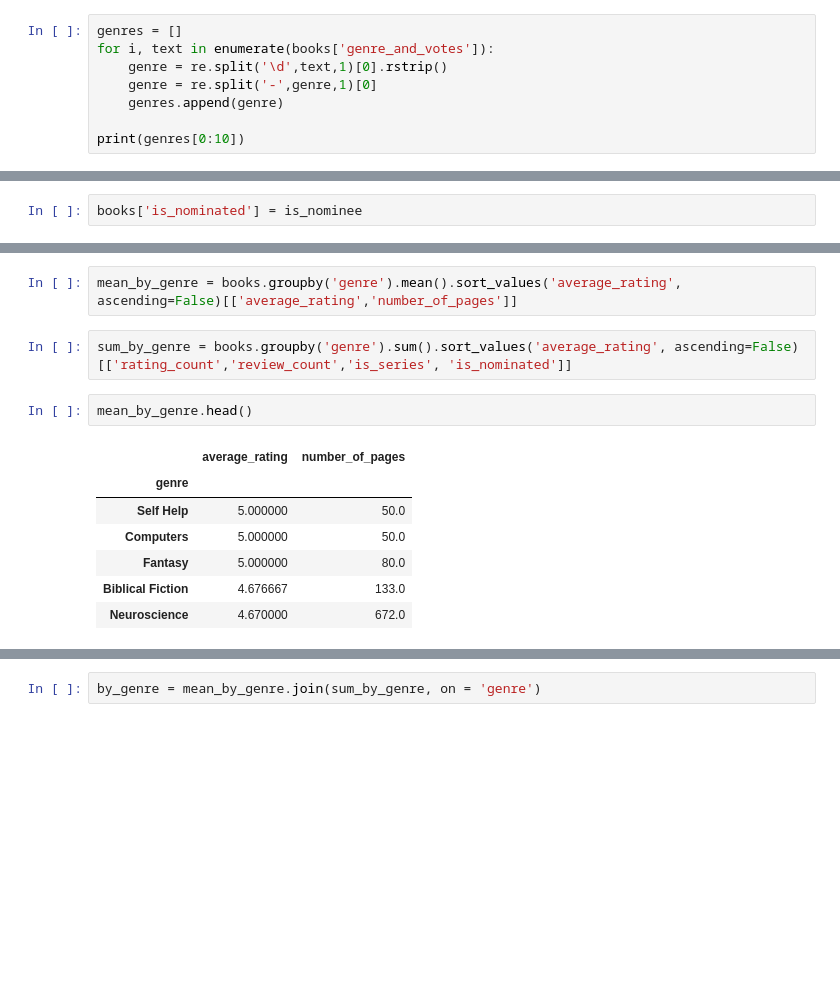
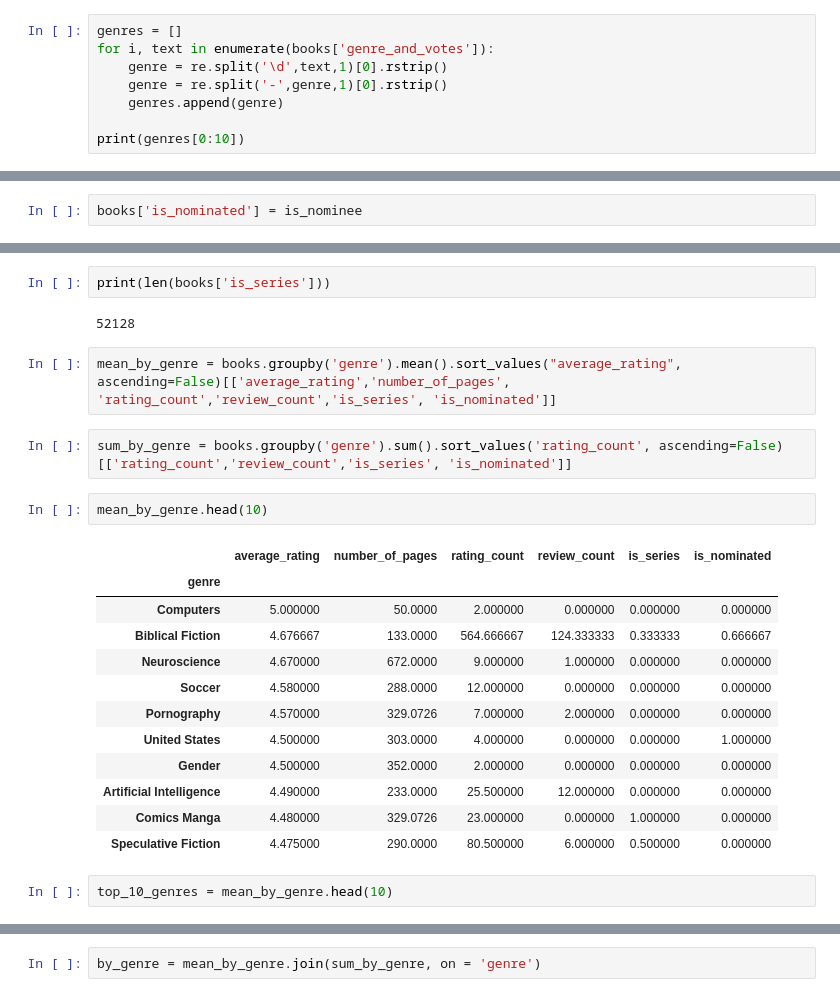
Before and after one commit to Temweka/Goodreads-project, a Jupyter notebook: Goodreads_visual_exploration.ipynb, the cells around one changed output, grey strips where cells are left out. Drawn from its saved outputs; the diff is of its cells as text; blank space fills up the shorter version.

```diff
--- a/Goodreads_visual_exploration.ipynb
+++ b/Goodreads_visual_exploration.ipynb
@@ -270,7 +280,7 @@ books['genre_and_votes'] = books['genre_and_votes'].replace(np.NaN, 'Unknown')
 genres = []
 for i, text in enumerate(books['genre_and_votes']):
     genre = re.split('\d',text,1)[0].rstrip()
-    genre = re.split('-',genre,1)[0]
+    genre = re.split('-',genre,1)[0].rstrip()
     genres.append(genre)
 
 print(genres[0:10])
@@ -301,14 +330,25 @@ books['is_nominated'] = is_nominee
+# %%
+print(len(books['is_series']))
+# %% [output]
+52128
 # %%
-mean_by_genre = books.groupby('genre').mean().sort_values('average_rating', ascending=False)[['average_rating','number_of_pages']]
+mean_by_genre = books.groupby('genre').mean().sort_values("average_rating", ascending=False)[['average_rating','number_of_pages', 'rating_count','review_count','is_series', 'is_nominated']]
 # %%
-sum_by_genre = books.groupby('genre').sum().sort_values('average_rating', ascending=False)[['rating_count','review_count','is_series', 'is_nominated']]
+sum_by_genre = books.groupby('genre').sum().sort_values('rating_count', ascending=False)[['rating_count','review_count','is_series', 'is_nominated']]
 # %%
-mean_by_genre.head()
+mean_by_genre.head(10)
 # %% [output]
-|  | average_rating | number_of_pages |
-| genre |  |  |
-| Self Help | 5.000000 | 50.0 |
-| Computers | 5.000000 | 50.0 |
-| Fantasy | 5.000000 | 80.0 |
-| Biblical Fiction | 4.676667 | 133.0 |
-| Neuroscience | 4.670000 | 672.0 |
+|  | average_rating | number_of_pages | rating_count | review_count | is_series | is_nominated |
+| genre |  |  |  |  |  |  |
+| Computers | 5.000000 | 50.0000 | 2.000000 | 0.000000 | 0.000000 | 0.000000 |
+| Biblical Fiction | 4.676667 | 133.0000 | 564.666667 | 124.333333 | 0.333333 | 0.666667 |
+| Neuroscience | 4.670000 | 672.0000 | 9.000000 | 1.000000 | 0.000000 | 0.000000 |
+| Soccer | 4.580000 | 288.0000 | 12.000000 | 0.000000 | 0.000000 | 0.000000 |
+| Pornography | 4.570000 | 329.0726 | 7.000000 | 2.000000 | 0.000000 | 0.000000 |
+| United States | 4.500000 | 303.0000 | 4.000000 | 0.000000 | 0.000000 | 1.000000 |
+| Gender | 4.500000 | 352.0000 | 2.000000 | 0.000000 | 0.000000 | 0.000000 |
+| Artificial Intelligence | 4.490000 | 233.0000 | 25.500000 | 12.000000 | 0.000000 | 0.000000 |
+| Comics Manga | 4.480000 | 329.0726 | 23.000000 | 0.000000 | 1.000000 | 0.000000 |
+| Speculative Fiction | 4.475000 | 290.0000 | 80.500000 | 6.000000 | 0.500000 | 0.000000 |
+# %%
+top_10_genres = mean_by_genre.head(10)
```
Also changed, not shown: parts of 21 cells of this notebook.
